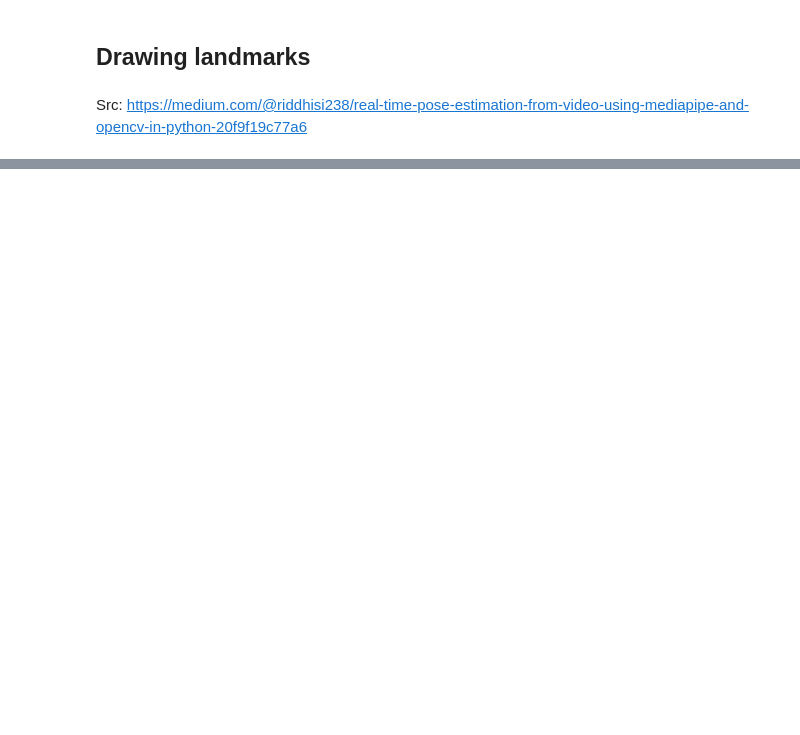
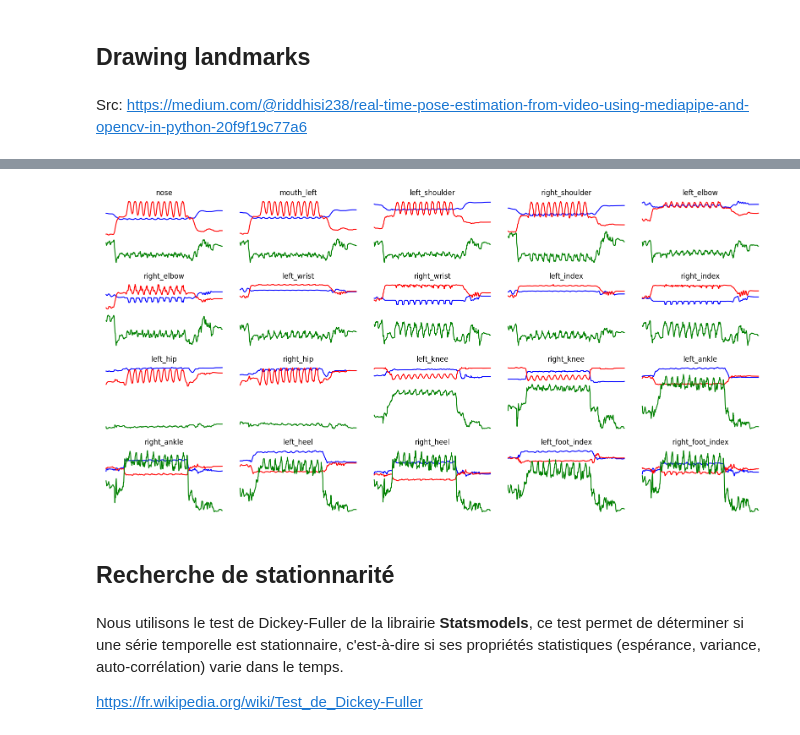
Before and after one commit to Franck-LF/time_series, a Jupyter notebook: Brief_video.ipynb, the cells around one changed output, grey strips where cells are left out. Cells and saved outputs as stored; diff of their text form; code cells hidden in the pictures; blank space fills up the shorter version.

Commit message:
mobile window and Dickey-Fuller done OK

```diff
--- a/Brief_video.ipynb
+++ b/Brief_video.ipynb
@@ -144,0 +181,6 @@ cv2.destroyAllWindows()
+# %%
+arr_20 = df_20[['x', 'y', 'z']].values
+print(arr_20.shape)
+arr_20 = arr_20.reshape((501, 20, 3))
+print(arr_20.shape)
+arr_20
@@ -144,0 +263,23 @@ cv2.destroyAllWindows()
+# %%
+# Version with Numpy array
+fig, ax = plt.subplots(4, 5, figsize=(16, 8))
+
+for i in range(20):
+    x = [arr_20[k][i][0] for k in range(501)]
+    y = [arr_20[k][i][1] for k in range(501)]
+    z = [arr_20[k][i][2] for k in range(501)]
+    ax[i // 5, i % 5].plot(x, color = 'blue')
+    ax[i // 5, i % 5].plot(y, color = 'red')
+    ax[i // 5, i % 5].plot(z, color = 'green')
+    ax[i // 5, i % 5].set_title(df_20.iloc[i]['landmark_id'].lower())
+    ax[i // 5, i % 5].axis('off')
+
+fig.tight_layout()
+# %% [output]
+[figure, added]
+# %% [markdown]
+## **Recherche de stationnarité**
+# %% [markdown]
+Nous utilisons le test de Dickey-Fuller de la librairie **Statsmodels**, ce test permet de déterminer si une série temporelle est stationnaire, c'est-à-dire si ses propriétés statistiques (espérance, variance, auto-corrélation) varie dans le temps.
+
+https://fr.wikipedia.org/wiki/Test_de_Dickey-Fuller<br>
```
Also changed, not shown: parts of 37 cells of this notebook.
